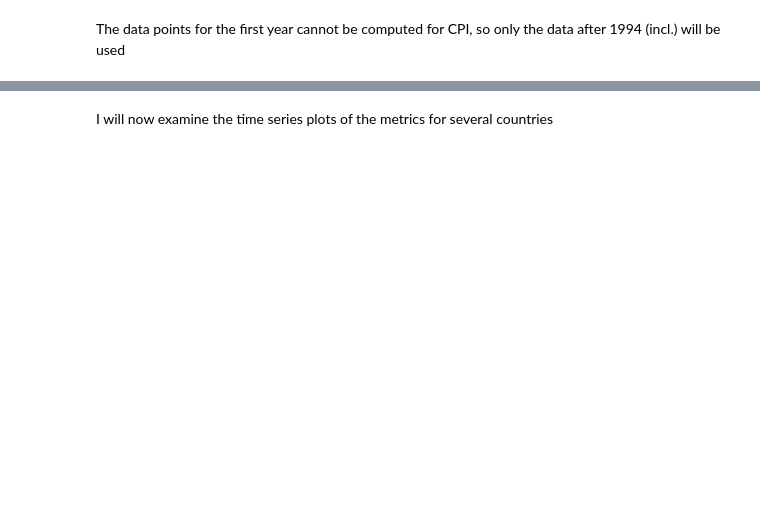
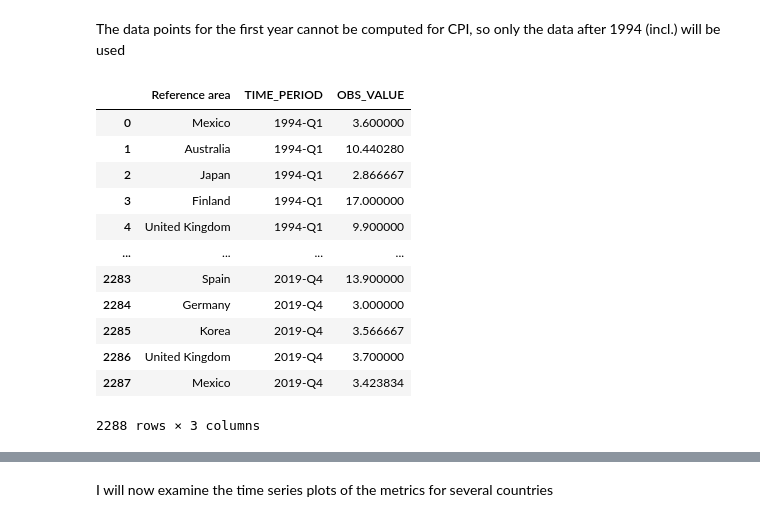
Before and after one commit to illiazhupanov/Economics_Forecasting_Project, a Jupyter notebook: notebooks/1_exploration_of_data.ipynb, the cells around one changed output, grey strips where cells are left out. Cells and saved outputs as stored; diff of their text form; code cells hidden in the pictures; blank space fills up the shorter version.

```diff
--- a/notebooks/1_exploration_of_data.ipynb
+++ b/notebooks/1_exploration_of_data.ipynb
@@ -96,6 +98,24 @@ cpi_yoy = cpi_index.pct_change(periods=4) * 100
 # %% [markdown]
 The data points for the first year cannot be computed for CPI, so only the data after 1994 (incl.) will be used
 # %%
-cpi_yoy = cpi_yoy.drop(['1993-Q1', '1993-Q2', '1993-Q3', '1993-Q4'])
-rgdp = rgdp.drop(['1993-Q1', '1993-Q2', '1993-Q3', '1993-Q4'])
-unemployment = unemployment.drop(['1993-Q1', '1993-Q2', '1993-Q3', '1993-Q4'])
+cpi_yoy = cpi_yoy[~cpi_yoy['TIME_PERIOD'].isin(['1993-Q1', '1993-Q2', '1993-Q3', '1993-Q4'])].sort_values(by = 'TIME_PERIOD')
+rgdp = rgdp[~rgdp['TIME_PERIOD'].isin(['1993-Q1', '1993-Q2', '1993-Q3', '1993-Q4'])].sort_values(by = 'TIME_PERIOD')
+unemp = unemp[~unemp['TIME_PERIOD'].isin(['1993-Q1', '1993-Q2', '1993-Q3', '1993-Q4'])].sort_values(by = 'TIME_PERIOD')
+# resetting the index
+cpi_yoy.reset_index(drop = True)
+rgdp.reset_index(drop = True)
+unemp.reset_index(drop = True)
+# %% [output]
+|  | Reference area | TIME_PERIOD | OBS_VALUE |
+| 0 | Mexico | 1994-Q1 | 3.600000 |
+| 1 | Australia | 1994-Q1 | 10.440280 |
+| 2 | Japan | 1994-Q1 | 2.866667 |
+| 3 | Finland | 1994-Q1 | 17.000000 |
+| 4 | United Kingdom | 1994-Q1 | 9.900000 |
+| ... | ... | ... | ... |
+| 2283 | Spain | 2019-Q4 | 13.900000 |
+| 2284 | Germany | 2019-Q4 | 3.000000 |
+| 2285 | Korea | 2019-Q4 | 3.566667 |
+| 2286 | United Kingdom | 2019-Q4 | 3.700000 |
+| 2287 | Mexico | 2019-Q4 | 3.423834 |
+2288 rows × 3 columns
```
Also changed, not shown: parts of 17 cells of this notebook, 6 other files.
